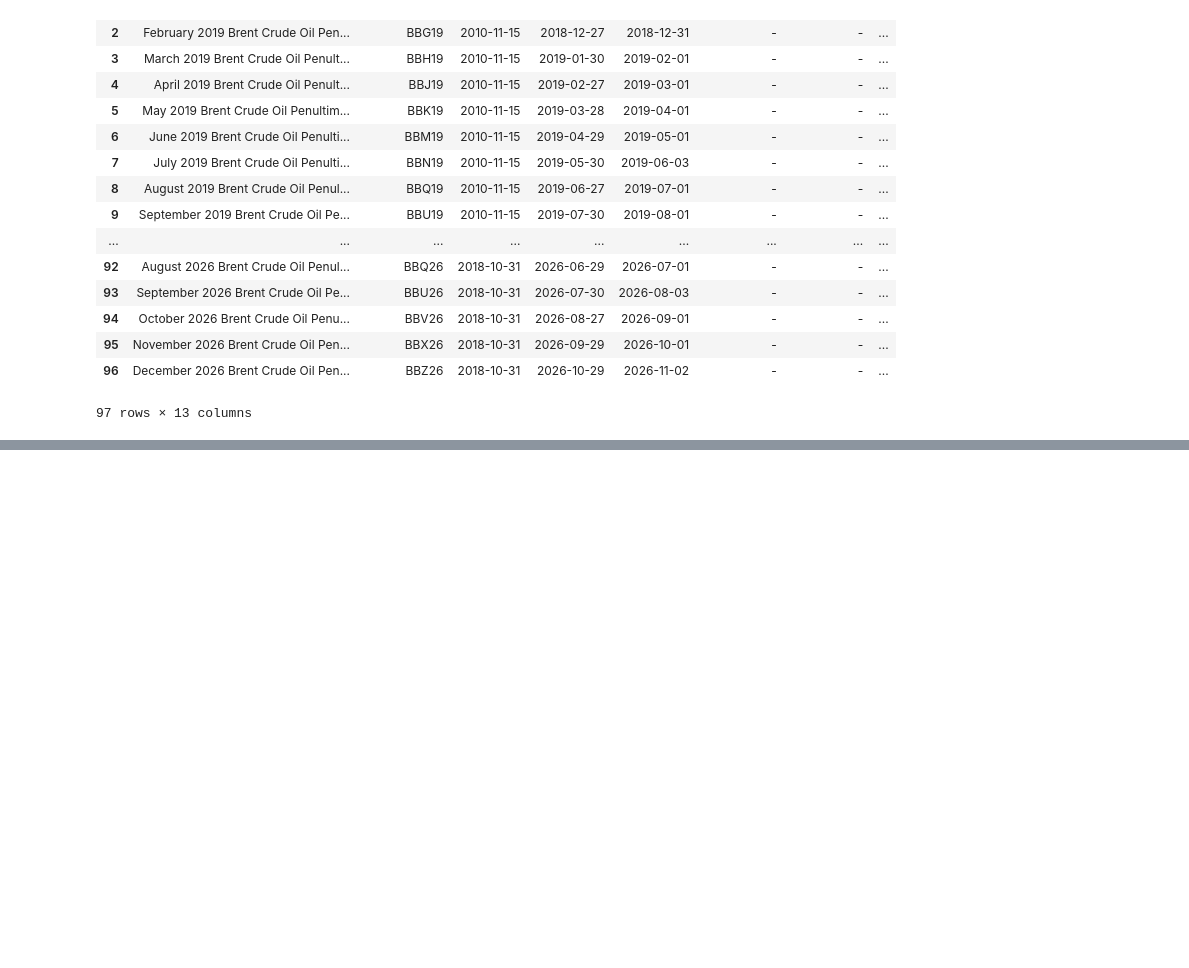
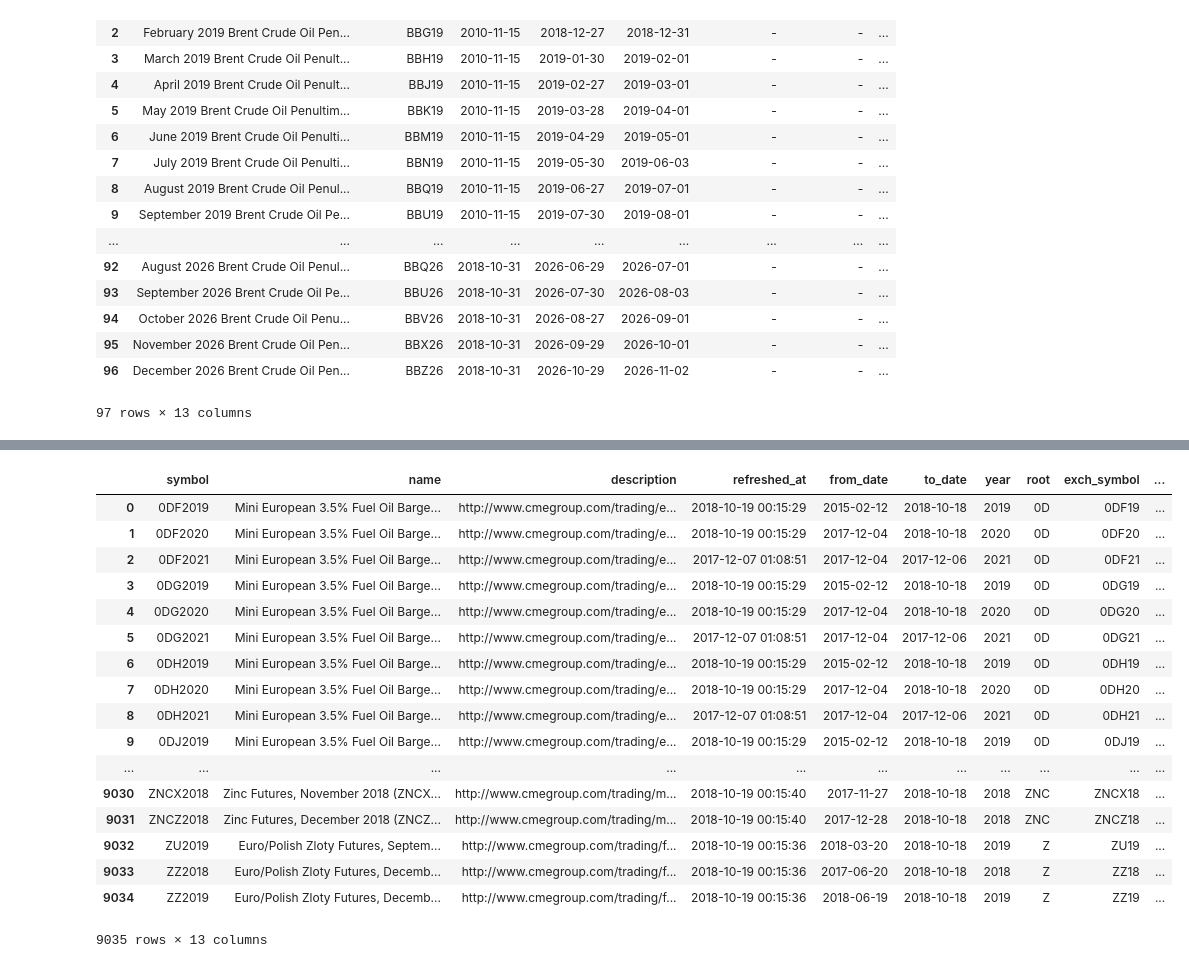
Before and after one commit to t1user/zipline, a Jupyter notebook: expiry_downloader.ipynb, the cells around one changed output, grey strips where cells are left out. Drawn from its saved outputs; the diff is of its cells as text; code cells hidden in the pictures; blank space fills up the shorter version.

```diff
--- a/expiry_downloader.ipynb
+++ b/expiry_downloader.ipynb
@@ -150,0 +118,6 @@ for row in rows:
+# %%
+df_list = [pd.read_excel(os.path.join('excel_meta', _f), header=3)
+           for _f in os.listdir('excel_meta')]
+df = pd.concat(df_list)
+df.columns = map(str.lower, df.columns)
+df.rename(columns={'product code': 'exch_symbol'}, inplace=True)
@@ -150,0 +189,27 @@ for row in rows:
+# %%
+data = f.merge(df, on='exch_symbol', how='inner')
+data.rename(columns={'last trade': 'expiration date'}, inplace=True)
+# %%
+data.drop(['first holding', 'last holding', 'first position', 'last position', 'first notice', 'last notice', 'first delivery',
+           'last delivery'], axis=1, inplace=True)
+# %%
+data
+# %% [output]
+|  | symbol | name | description | refreshed_at | from_date | to_date | year | root | exch_symbol | ... |
+| 0 | 0DF2019 | Mini European 3.5% Fuel Oil Barge... | http://www.cmegroup.com/trading/e... | 2018-10-19 00:15:29 | 2015-02-12 | 2018-10-18 | 2019 | 0D | 0DF19 | ... |
+| 1 | 0DF2020 | Mini European 3.5% Fuel Oil Barge... | http://www.cmegroup.com/trading/e... | 2018-10-19 00:15:29 | 2017-12-04 | 2018-10-18 | 2020 | 0D | 0DF20 | ... |
+| 2 | 0DF2021 | Mini European 3.5% Fuel Oil Barge... | http://www.cmegroup.com/trading/e... | 2017-12-07 01:08:51 | 2017-12-04 | 2017-12-06 | 2021 | 0D | 0DF21 | ... |
+| 3 | 0DG2019 | Mini European 3.5% Fuel Oil Barge... | http://www.cmegroup.com/trading/e... | 2018-10-19 00:15:29 | 2015-02-12 | 2018-10-18 | 2019 | 0D | 0DG19 | ... |
+| 4 | 0DG2020 | Mini European 3.5% Fuel Oil Barge... | http://www.cmegroup.com/trading/e... | 2018-10-19 00:15:29 | 2017-12-04 | 2018-10-18 | 2020 | 0D | 0DG20 | ... |
+| 5 | 0DG2021 | Mini European 3.5% Fuel Oil Barge... | http://www.cmegroup.com/trading/e... | 2017-12-07 01:08:51 | 2017-12-04 | 2017-12-06 | 2021 | 0D | 0DG21 | ... |
+| 6 | 0DH2019 | Mini European 3.5% Fuel Oil Barge... | http://www.cmegroup.com/trading/e... | 2018-10-19 00:15:29 | 2015-02-12 | 2018-10-18 | 2019 | 0D | 0DH19 | ... |
+| 7 | 0DH2020 | Mini European 3.5% Fuel Oil Barge... | http://www.cmegroup.com/trading/e... | 2018-10-19 00:15:29 | 2017-12-04 | 2018-10-18 | 2020 | 0D | 0DH20 | ... |
+| 8 | 0DH2021 | Mini European 3.5% Fuel Oil Barge... | http://www.cmegroup.com/trading/e... | 2017-12-07 01:08:51 | 2017-12-04 | 2017-12-06 | 2021 | 0D | 0DH21 | ... |
+| 9 | 0DJ2019 | Mini European 3.5% Fuel Oil Barge... | http://www.cmegroup.com/trading/e... | 2018-10-19 00:15:29 | 2015-02-12 | 2018-10-18 | 2019 | 0D | 0DJ19 | ... |
+| ... | ... | ... | ... | ... | ... | ... | ... | ... | ... | ... |
+| 9030 | ZNCX2018 | Zinc Futures, November 2018 (ZNCX... | http://www.cmegroup.com/trading/m... | 2018-10-19 00:15:40 | 2017-11-27 | 2018-10-18 | 2018 | ZNC | ZNCX18 | ... |
+| 9031 | ZNCZ2018 | Zinc Futures, December 2018 (ZNCZ... | http://www.cmegroup.com/trading/m... | 2018-10-19 00:15:40 | 2017-12-28 | 2018-10-18 | 2018 | ZNC | ZNCZ18 | ... |
+| 9032 | ZU2019 | Euro/Polish Zloty Futures, Septem... | http://www.cmegroup.com/trading/f... | 2018-10-19 00:15:36 | 2018-03-20 | 2018-10-18 | 2019 | Z | ZU19 | ... |
+| 9033 | ZZ2018 | Euro/Polish Zloty Futures, Decemb... | http://www.cmegroup.com/trading/f... | 2018-10-19 00:15:36 | 2017-06-20 | 2018-10-18 | 2018 | Z | ZZ18 | ... |
+| 9034 | ZZ2019 | Euro/Polish Zloty Futures, Decemb... | http://www.cmegroup.com/trading/f... | 2018-10-19 00:15:36 | 2018-06-19 | 2018-10-18 | 2019 | Z | ZZ19 | ... |
+9035 rows × 13 columns
```
Also changed, not shown: parts of 15 cells of this notebook, 18 other files.
